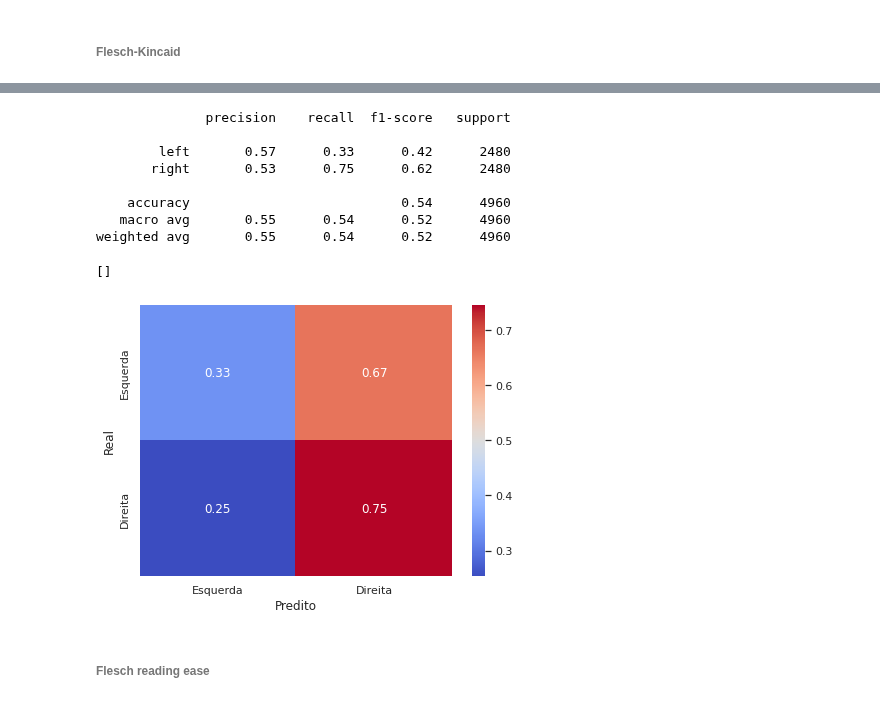
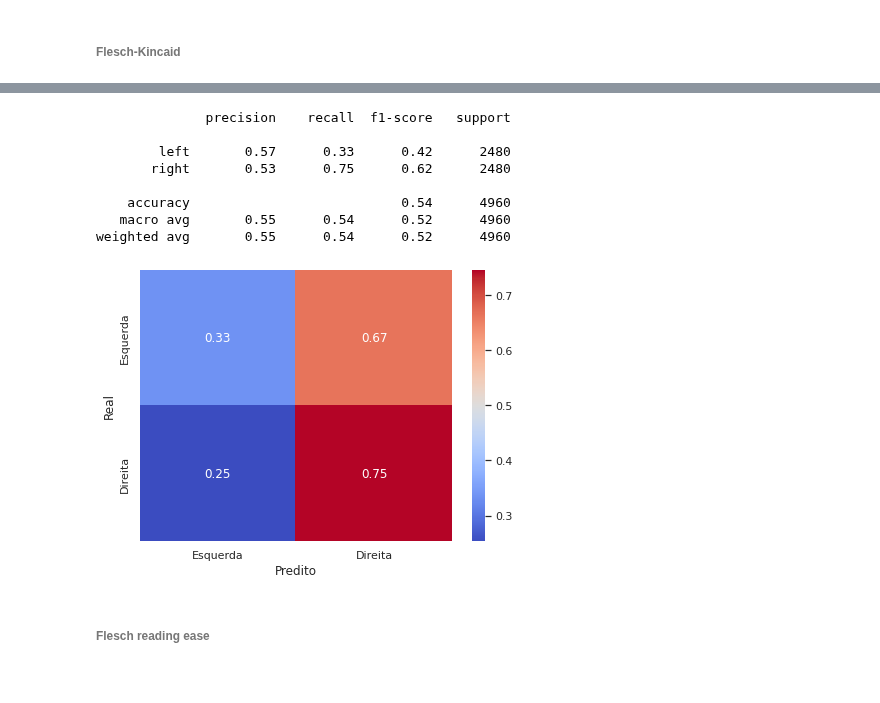
Before and after one commit to ldocarvalho/portals-bias, a Jupyter notebook: portals_bias.ipynb, the cells around one changed output, grey strips where cells are left out. Drawn from its saved outputs; the diff is of its cells as text; code cells hidden in the pictures.

Commit message:
Methods' reuse for classification

```diff
--- a/portals_bias.ipynb
+++ b/portals_bias.ipynb
@@ -64,7 +81,3 @@ def preprocess(data):
     data = remove_puctuation(data)
     data = remove_numbers(data)
     return data
-# %%
-data = df_news_aggregator.iloc[3]['Content']
-data = preprocess(data)
-data
@@ -266,0 +272,26 @@ def classification_report_with_accuracy_score(y_true, y_pred):
+# %%
+from sklearn.metrics import classification_report, accuracy_score, make_scorer
+
+def classification_with_svm(X, gamma, c, k):
+  original_class = []
+  predicted_class = []
+
+  def classification_report_with_accuracy(y_true, y_pred):
+    original_class.extend(y_true)
+    predicted_class.extend(y_pred)
+    return accuracy_score(y_true, y_pred)
+
+  model = SVC(kernel='rbf', gamma=gamma, C=c)
+  score = cross_val_score(model, X = X, y = y, cv = k, scoring = make_scorer(classification_report_with_accuracy))
+
+  print(classification_report(original_class, predicted_class))
+
+  labels_class = ['Esquerda', 'Direita']
+  data = confusion_matrix(original_class, predicted_class, normalize='true')
+  df_cm = pd.DataFrame(data, columns=labels_class, index=labels_class)
+  df_cm.index.name = 'Real'
+  df_cm.columns.name = 'Predito'
+  plt.figure(figsize = (7,5))
+  sns.set(font_scale=1.0)
+  sns.heatmap(df_cm, annot=True, cmap='coolwarm', fmt=".2f")
+  plt.plot()
@@ -293,42 +328,16 @@ df_results[['param_C', 'param_gamma', 'mean_test_score']]
 # %%
 # C = 0.01, gamma = scale
-# %%
-from sklearn.metrics import classification_report, accuracy_score, make_scorer
-
-original_class = []
-predicted_class = []
-
-def classification_report_with_accuracy(y_true, y_pred):
-    original_class.extend(y_true)
-    predicted_class.extend(y_pred)
-    return accuracy_score(y_true, y_pred)
-
-model = SVC(kernel='rbf', gamma='scale', C=0.01)
-cv = KFold(n_splits=10, shuffle=True)
-score = cross_val_score(model, X = X_1, y = y, cv = 10, scoring = make_scorer(classification_report_with_accuracy))
-
-print(classification_report(original_class, predicted_class))
-# %% [output]
-              precision    recall  f1-score   support
-
-        left       0.57      0.33      0.42      2480
-       right       0.53      0.75      0.62      2480
-
-    accuracy                           0.54      4960
-   macro avg       0.55      0.54      0.52      4960
-weighted avg       0.55      0.54      0.52      4960
-# %%
-labels_class = ['Esquerda', 'Direita']
-data = confusion_matrix(original_class, predicted_class, normalize='true')
-df_cm = pd.DataFrame(data, columns=labels_class, index=labels_class)
-df_cm.index.name = 'Real'
-df_cm.columns.name = 'Predito'
-plt.figure(figsize = (7,5))
-sns.set(font_scale=1.0)
-sns.heatmap(df_cm, annot=True, cmap='coolwarm', fmt=".2f")
-plt.plot()
-# %% [output]
-[]
-[figure, removed]
+# %%
+classification_with_svm(X_1, 'scale', 0.01, 10)
+# %% [output]
+              precision    recall  f1-score   support
+
+        left       0.57      0.33      0.42      2480
+       right       0.53      0.75      0.62      2480
+
+    accuracy                           0.54      4960
+   macro avg       0.55      0.54      0.52      4960
+weighted avg       0.55      0.54      0.52      4960
+[figure, added]
 # %% [markdown]
 ###### Flesch reading ease
```
Also changed, not shown: parts of 91 cells of this notebook.
